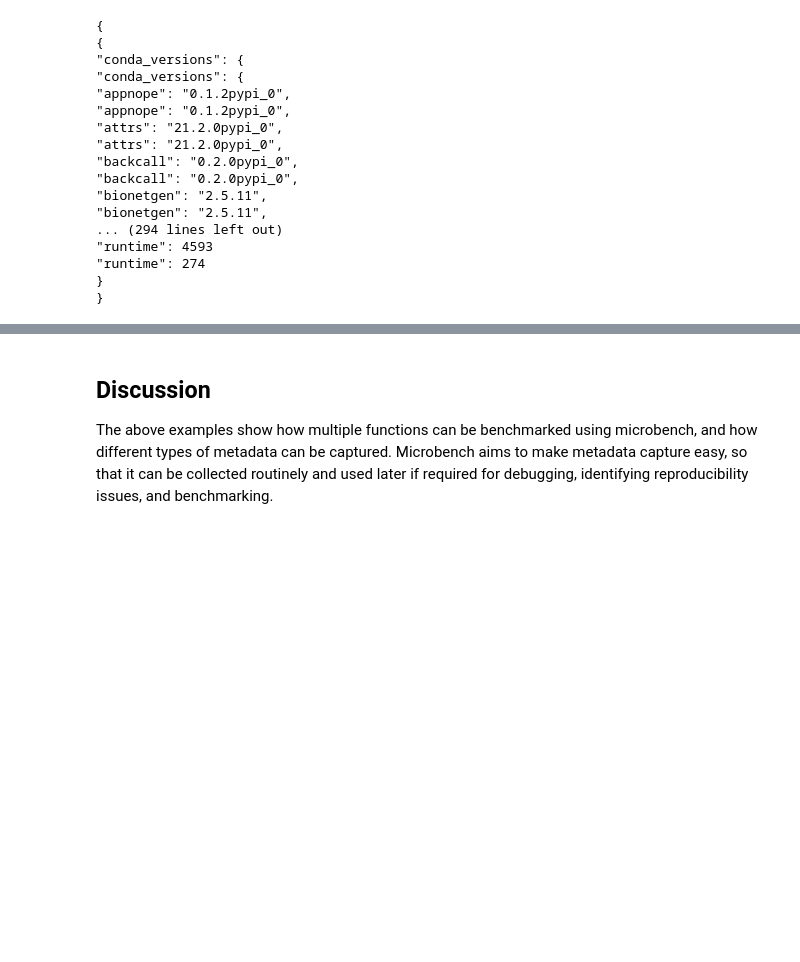
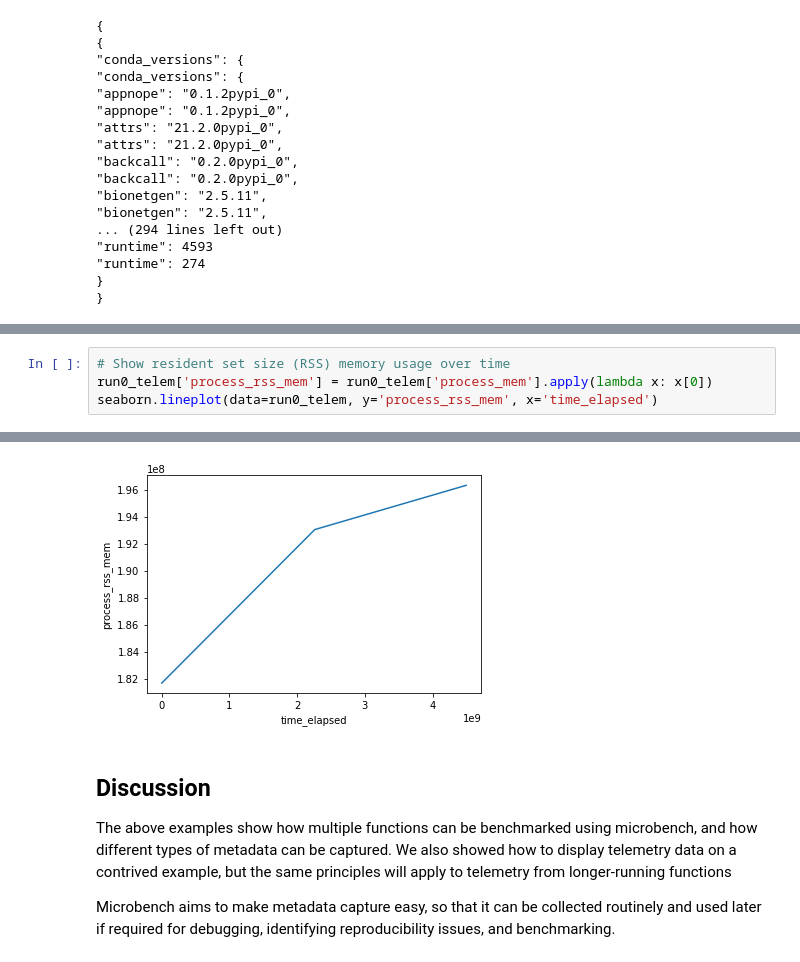
Before and after one commit to alubbock/microbench-examples, a Jupyter notebook: example1-pysb/microbench-pysb.ipynb, the cells around one changed output, grey strips where cells are left out. Saved outputs shown, nothing was run; the diff lists cells and outputs as text; blank space fills up the shorter version.

```diff
--- a/example1-pysb/microbench-pysb.ipynb
+++ b/example1-pysb/microbench-pysb.ipynb
@@ -91,0 +116,5 @@ envdiff(results.iloc[0], results.iloc[1])
+# %%
+# Show resident set size (RSS) memory usage over time
+run0_telem['process_rss_mem'] = run0_telem['process_mem'].apply(lambda x: x[0])
+seaborn.lineplot(data=run0_telem, y='process_rss_mem', x='time_elapsed')
+# %% [output]
@@ -92,3 +122,6 @@ envdiff(results.iloc[0], results.iloc[1])
+[figure, added]
 # %% [markdown]
 ## Discussion
-The above examples show how multiple functions can be benchmarked using microbench, and how different types of metadata can be captured. Microbench aims to make metadata capture easy, so that it can be collected routinely and used later if required for debugging, identifying reproducibility issues, and benchmarking.
+The above examples show how multiple functions can be benchmarked using microbench, and how different types of metadata can be captured. We also showed how to display telemetry data on a contrived example, but the same principles will apply to telemetry from longer-running functions
+
+Microbench aims to make metadata capture easy, so that it can be collected routinely and used later if required for debugging, identifying reproducibility issues, and benchmarking.
```
Also changed, not shown: parts of 6 cells of this notebook.
